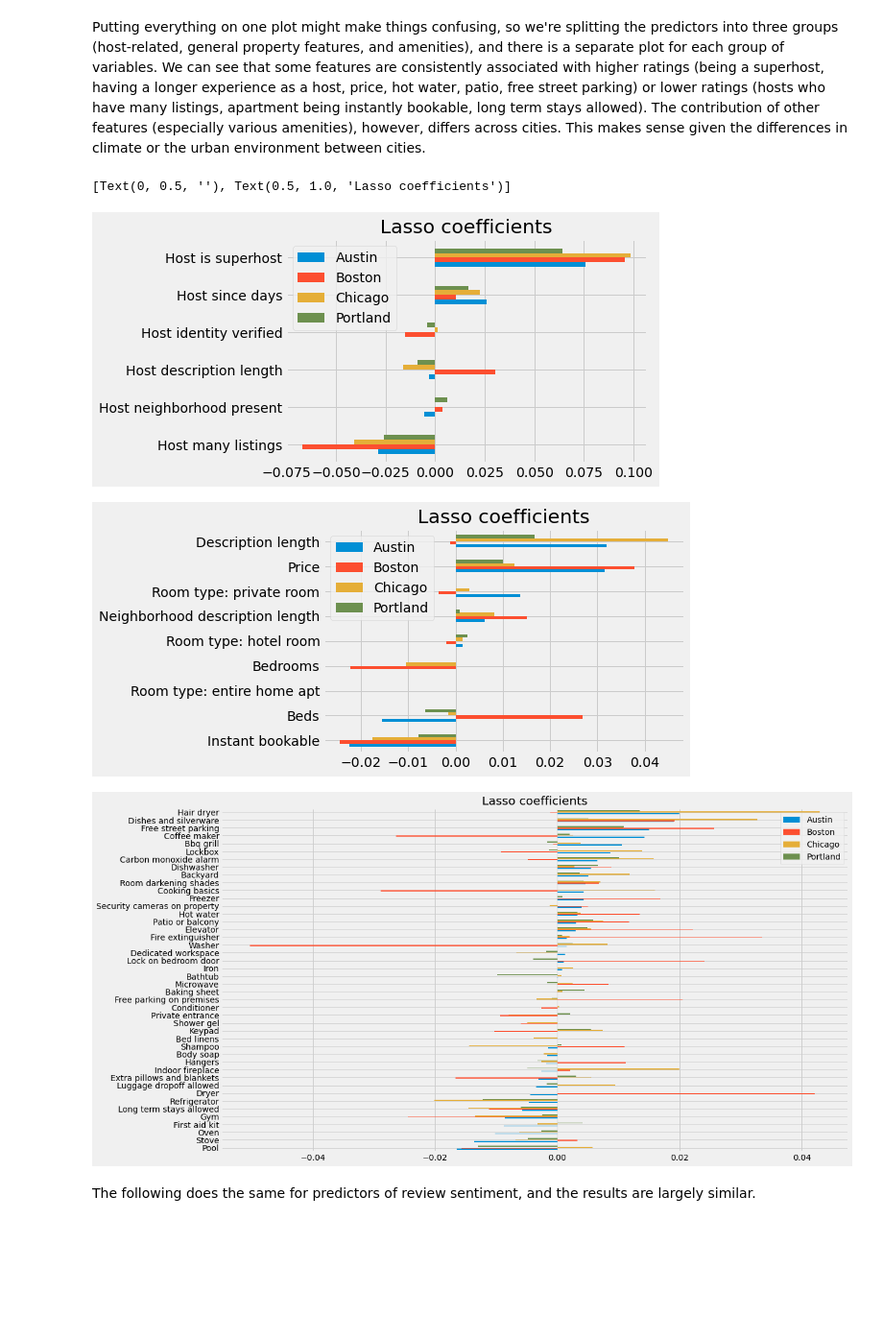
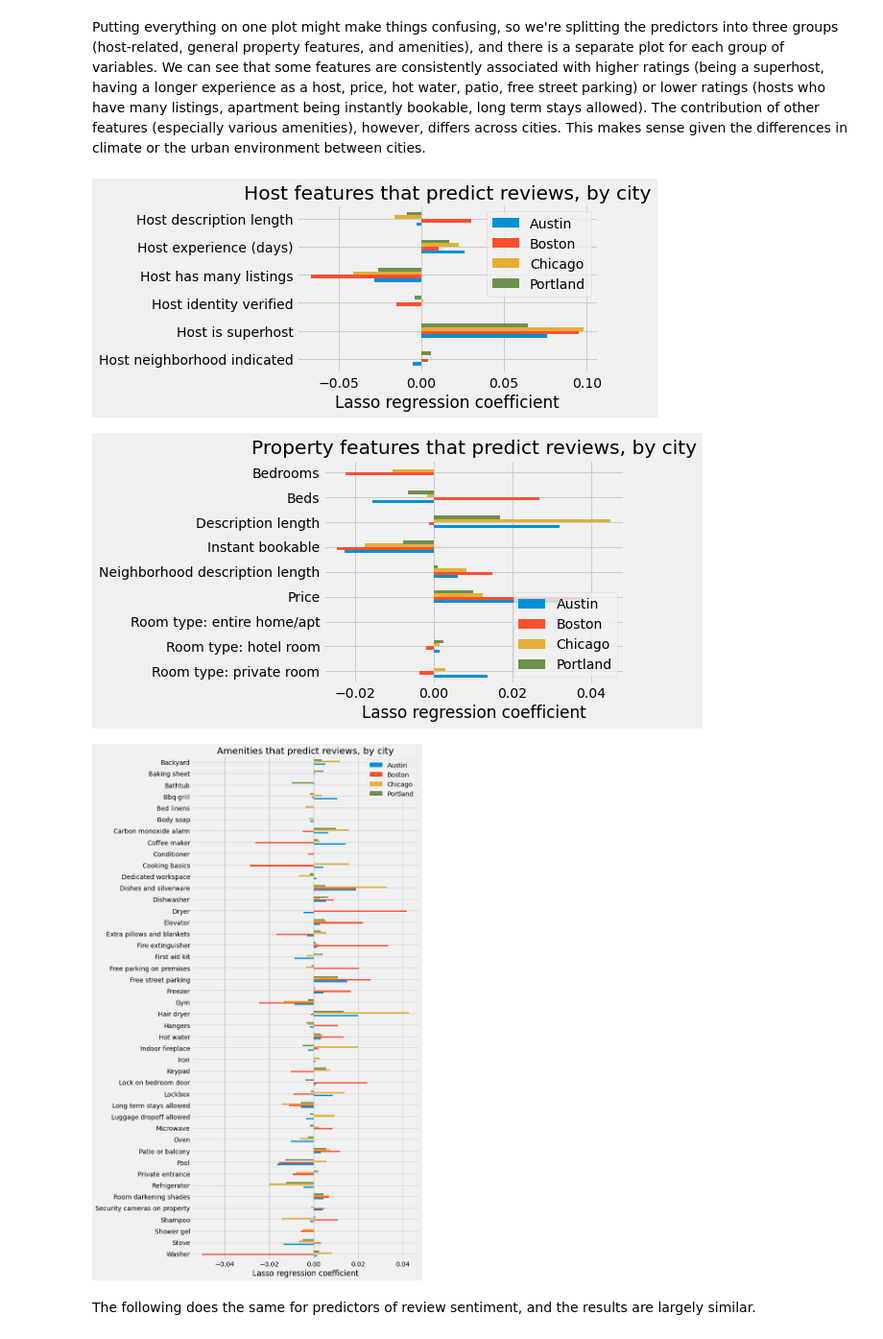
Before and after one commit to shirikov/airbnb_data, a Jupyter notebook: airbnb_analysis_all.ipynb, the cells around one changed output. Shown at 96% size. Cells and saved outputs as stored; diff of their text form; code cells hidden in the pictures; blank space fills up the shorter version.

```diff
--- a/airbnb_analysis_all.ipynb
+++ b/airbnb_analysis_all.ipynb
@@ -444,22 +509,33 @@ all_coefs_cities = all_coefs_cities.sort_values(by=['Austin'])
 # %% [markdown]
 Putting everything on one plot might make things confusing, so we're splitting the predictors into three groups (host-related, general property features, and amenities), and there is a separate plot for each group of variables. We can see that some features are consistently associated with higher ratings (being a superhost, having a longer experience as a host, price, hot water, patio, free street parking) or lower ratings (hosts who have many listings, apartment being instantly bookable, long term stays allowed). The contribution of other features (especially various amenities), however, differs across cities. This makes sense given the differences in climate or the urban environment between cities.
-# %%
-plot_coefs = all_coefs_cities[all_coefs_cities.predictor_type == 'Host'].plot.barh()
-plot_coefs.set(ylabel='', title='Lasso coefficients for host features')
-
-plot_coefs = all_coefs_cities[
-    all_coefs_cities.predictor_type == 'Property features'
-    ].plot.barh()
-plot_coefs.set(ylabel='', title='Lasso coefficients for property features')
-
-plot_coefs = all_coefs_cities[
-    all_coefs_cities.predictor_type == 'Amenity'
-    ].plot.barh(figsize=[17,10])
-plot_coefs.set(ylabel='', title='Lasso coefficients for amenities')
-# %% [output]
-[Text(0, 0.5, ''), Text(0.5, 1.0, 'Lasso coefficients')]
-[figure, removed]
-[figure, removed]
-[figure, removed]
+# %%
+def barplot_subsample(coef_df, predictor_type, plot_title):
+
+    '''Plot model coefficients by city or month on the same plot.'''
+
+    coef_df_cat = coef_df[coef_df['predictor_type'] == predictor_type]
+
+    if predictor_type == 'Host':
+        figure_size = [5, 3]
+    if predictor_type == 'Property features':
+        figure_size = [5, 4]
+    if predictor_type == 'Property amenities':
+        figure_size = [8, 19]
+
+    plot_coefs = coef_df_cat.plot.barh(figsize=figure_size)
+    plot_coefs.set(
+        ylabel='', xlabel='Lasso regression coefficient',
+        title=plot_title)
+
+barplot_subsample(rating_coefs_by_city, 'Host',
+                  'Host features that predict reviews, by city')
+barplot_subsample(rating_coefs_by_city, 'Property features',
+                  'Property features that predict reviews, by city')
+barplot_subsample(rating_coefs_by_city, 'Property amenities',
+                  'Amenities that predict reviews, by city')
+# %% [output]
+[figure, added]
+[figure, added]
+[figure, added]
 # %% [markdown]
 The following does the same for predictors of review sentiment, and the results are largely similar.
```
Also changed, not shown: parts of 18 cells of this notebook, 1 other file.
